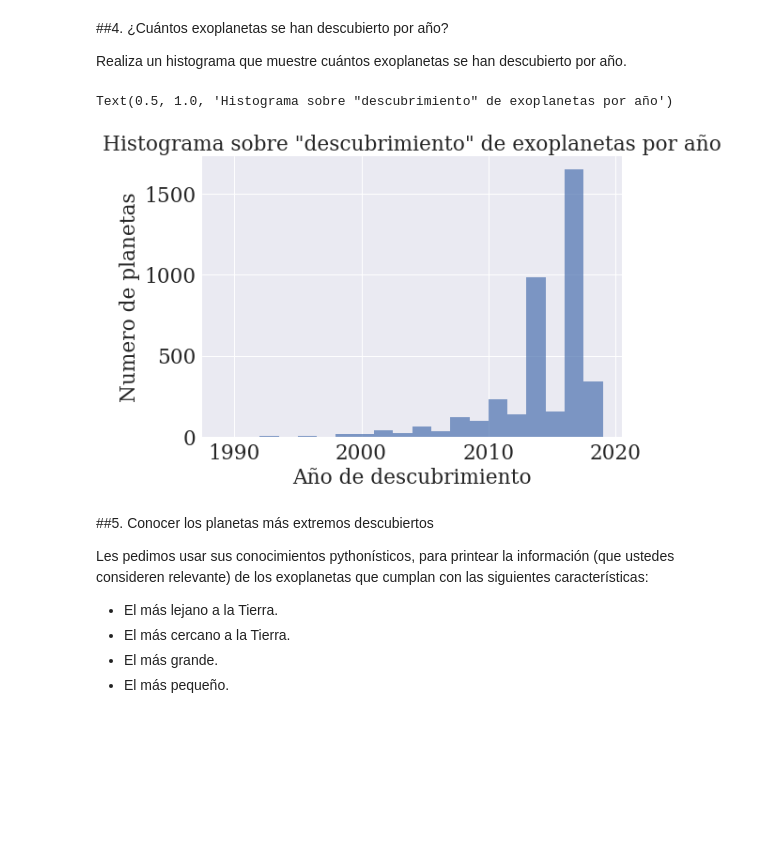
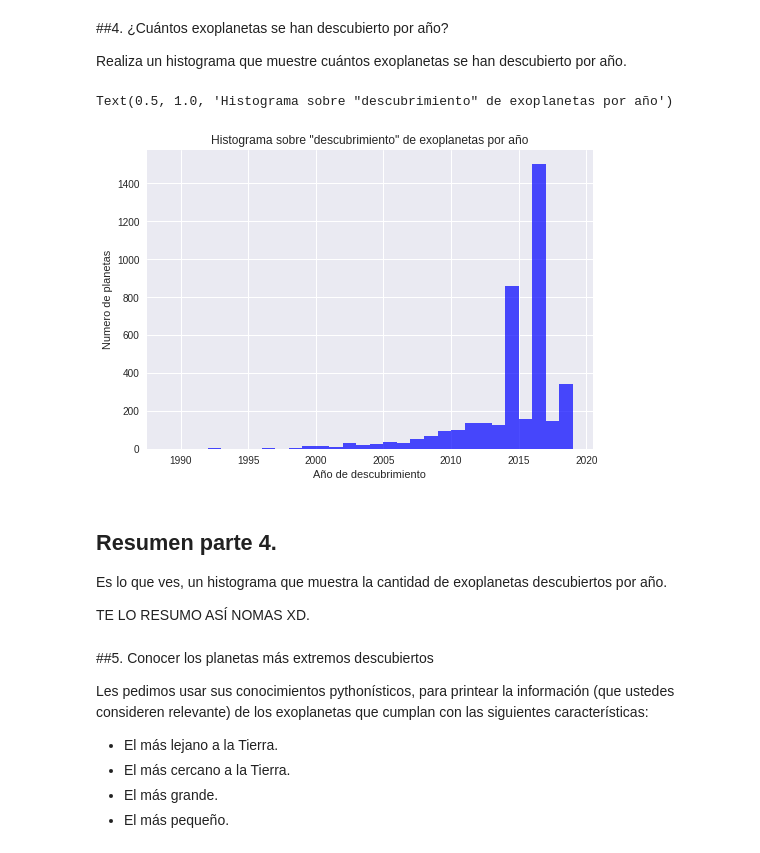
Before and after one commit to JoseJD7/minitarea3, a Jupyter notebook: minitarea3.ipynb, the cells around one changed output. Saved outputs shown, nothing was run; the diff lists cells and outputs as text; code cells hidden in the pictures; blank space fills up the shorter version.

Commit message:
Resumen terminado.

```diff
--- a/minitarea3.ipynb
+++ b/minitarea3.ipynb
@@ -300,14 +308,21 @@ Realiza un histograma que muestre cuántos exoplanetas se han descubierto por a
 # %%
 #Al igual que con técnicas en la parte anterior, ahora lo haré con el año de descubrimiento:
 añodescubrimiento = planetas["pl_disc"]
+
 #Luego gráfico
-plt.hist(añodescubrimiento,bins = 20,alpha = 0.7) #histograma
+plt.hist(añodescubrimiento,bins = 30,alpha = 0.7,color = "blue") #histograma
 plt.xlabel('Año de descubrimiento') #eje x
 plt.ylabel('Numero de planetas') #eje y
 plt.title('Histograma sobre "descubrimiento" de exoplanetas por año') #titulo
 # %% [output]
 Text(0.5, 1.0, 'Histograma sobre "descubrimiento" de exoplanetas por año')
-[figure, old version]
+[figure, new version]
+# %% [markdown]
+## Resumen parte 4.
+
+Es lo que ves, un histograma  que muestra la cantidad de exoplanetas descubiertos por año.
+
+TE LO RESUMO ASÍ NOMAS XD.
 # %% [markdown]
 ##5. Conocer los planetas más extremos descubiertos
 
```
Also changed, not shown: parts of 6 cells of this notebook.
